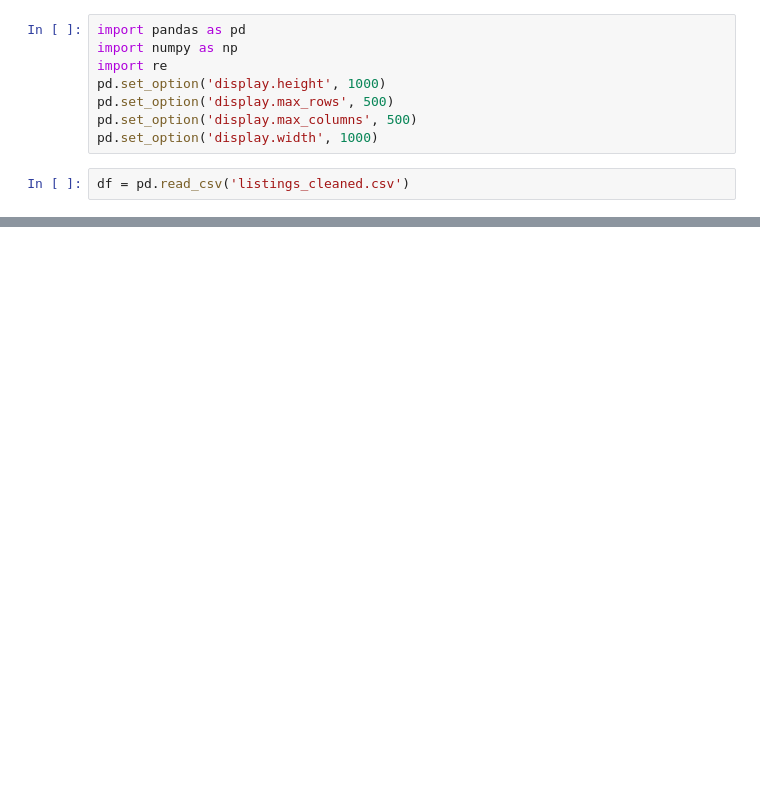
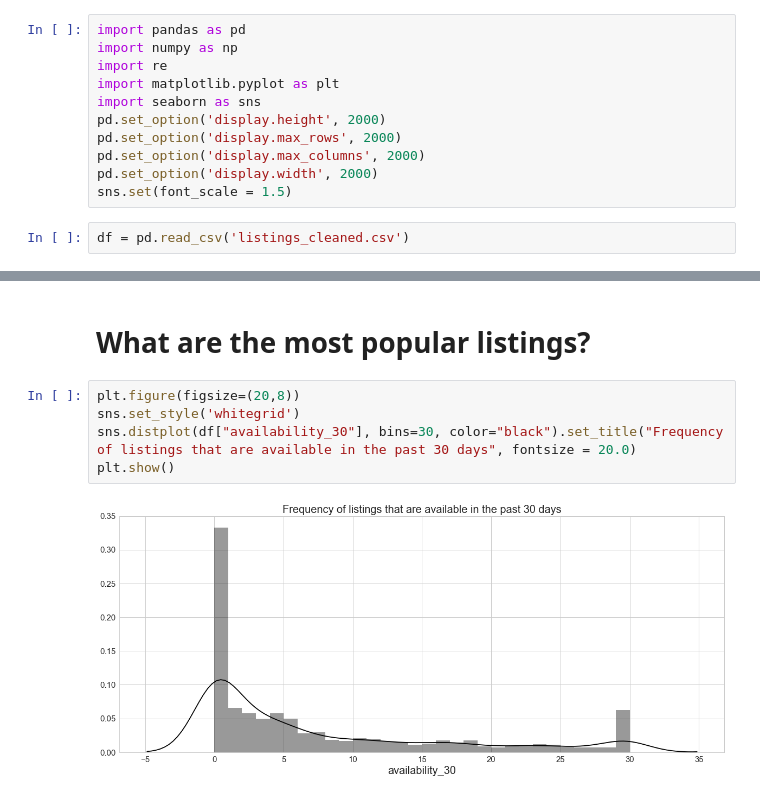
Before and after one commit to Sathya1412/SB-Capstone1, a Jupyter notebook: Capstone_Data_Storytelling.ipynb, the cells around one changed output, grey strips where cells are left out. Saved outputs shown, nothing was run; the diff lists cells and outputs as text; blank space fills up the shorter version.

```diff
--- a/Capstone_Data_Storytelling.ipynb
+++ b/Capstone_Data_Storytelling.ipynb
@@ -2,10 +2,13 @@
 import pandas as pd
 import numpy as np
 import re
-pd.set_option('display.height', 1000)
-pd.set_option('display.max_rows', 500)
-pd.set_option('display.max_columns', 500)
-pd.set_option('display.width', 1000)
+import matplotlib.pyplot as plt
+import seaborn as sns
+pd.set_option('display.height', 2000)
+pd.set_option('display.max_rows', 2000)
+pd.set_option('display.max_columns', 2000)
+pd.set_option('display.width', 2000)
+sns.set(font_scale = 1.5)
 # %%
 df = pd.read_csv('listings_cleaned.csv')
 # %%
@@ -78,0 +35,9 @@ Name: 1866, Length: 544, dtype: object
+# %% [markdown]
+# What are the most popular listings?
+# %%
+plt.figure(figsize=(20,8))
+sns.set_style('whitegrid')
+sns.distplot(df["availability_30"], bins=30, color="black").set_title("Frequency of listings that are available in the past 30 days", fontsize = 20.0)
+plt.show()
+# %% [output]
+[figure, added]
```
Also changed, not shown: parts of 34 cells of this notebook, 4 other files.
